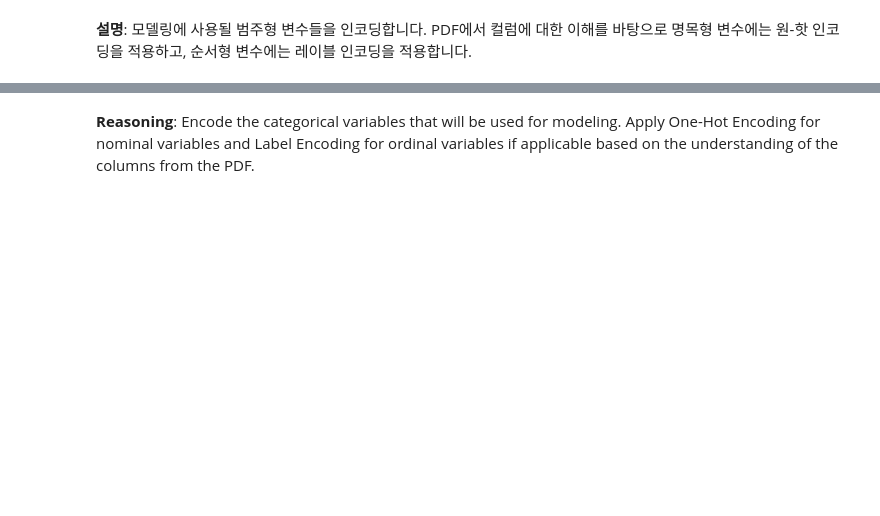
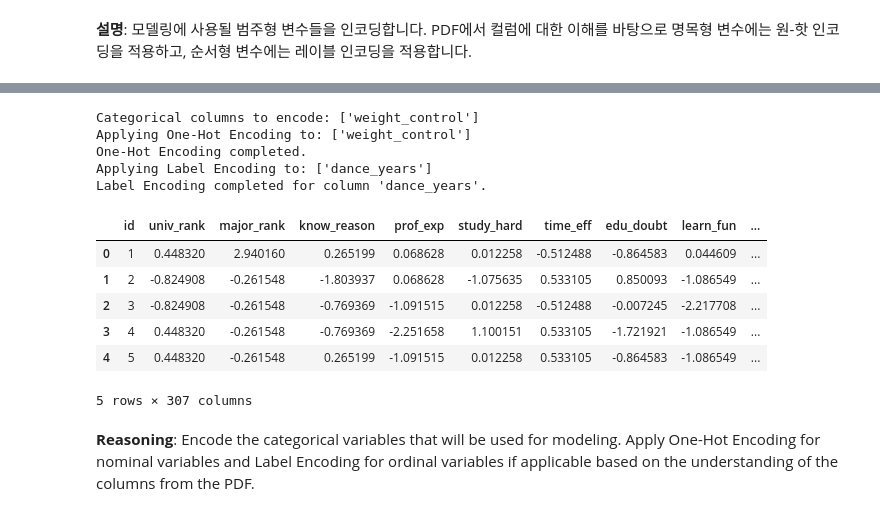
Before and after one commit to Hyunsoolol/Hyunsoolol, a Jupyter notebook: dancing.ipynb, the cells around one changed output, grey strips where cells are left out. Cells and saved outputs as stored; diff of their text form; code cells hidden in the pictures; blank space fills up the shorter version.

```diff
--- a/dancing.ipynb
+++ b/dancing.ipynb
@@ -533,3 +453,66 @@ Outliers in column 'exp_broadcast' capped at lower bound (0.0) and upper bound (
+# %%
+from sklearn.preprocessing import OneHotEncoder, LabelEncoder
+
+# 전처리 후 남은 범주형 컬럼 확인
+categorical_cols = df_cleaned.select_dtypes(include='object').columns.tolist()
+
+print("Categorical columns to encode:", categorical_cols)
+
+# 명목형 범주형 변수에 원-핫 인코딩 적용
+# 설문 조사 맥락을 기반으로 'univ_factor', 'major_factor', 'future_job_desc', 'job_region',
+# 'birth_area', 'current_area', 'housing_type', 'major_detail', 'enter_type',
+# 'univ_name', 'univ_area', 'weight_control'를 명목형으로 가정합니다.
+nominal_cols = ['univ_factor', 'major_factor', 'future_job_desc', 'job_region',
+                'birth_area', 'current_area', 'housing_type', 'major_detail',
+                'enter_type', 'univ_name', 'univ_area', 'weight_control']
+
+# 인코딩을 시도하기 전에 df_cleaned에 컬럼이 있는지 확인
+nominal_cols = [col for col in nominal_cols if col in df_cleaned.columns]
+
+if nominal_cols:
+    print("Applying One-Hot Encoding to:", nominal_cols)
+    encoder = OneHotEncoder(handle_unknown='ignore', sparse_output=False)
+    encoded_data = encoder.fit_transform(df_cleaned[nominal_cols])
+    encoded_df = pd.DataFrame(encoded_data, columns=encoder.get_feature_names_out(nominal_cols))
+
+    # 원래 명목형 컬럼 삭제 및 인코딩된 DataFrame 연결
+    df_cleaned = df_cleaned.drop(columns=nominal_cols)
+    df_cleaned = pd.concat([df_cleaned.reset_index(drop=True), encoded_df.reset_index(drop=True)], axis=1)
+    print("One-Hot Encoding completed.")
+else:
+    print("No nominal columns found to encode.")
+
+
+# 순서형 범주형 변수에 레이블 인코딩 적용
+# 설문 조사 맥락을 기반으로 'dance_years'를 순서형으로 가정합니다.
+ordinal_cols = ['dance_years']
+
+# 인코딩을 시도하기 전에 df_cleaned에 컬럼이 있는지 확인
+ordinal_cols = [col for col in ordinal_cols if col in df_cleaned.columns]
+
+if ordinal_cols:
+    print("Applying Label Encoding to:", ordinal_cols)
+    label_encoder = LabelEncoder()
+    for col in ordinal_cols:
+        df_cleaned[col] = label_encoder.fit_transform(df_cleaned[col])
+        print(f"Label Encoding completed for column '{col}'.")
+else:
+    print("No ordinal columns found to encode.")
+
+display(df_cleaned.head())
+# %% [output]
+Categorical columns to encode: ['weight_control']
+Applying One-Hot Encoding to: ['weight_control']
+One-Hot Encoding completed.
+Applying Label Encoding to: ['dance_years']
+Label Encoding completed for column 'dance_years'.
+|  | id | univ_rank | major_rank | know_reason | prof_exp | study_hard | time_eff | edu_doubt | learn_fun | ... |
+| 0 | 1 | 0.448320 | 2.940160 | 0.265199 | 0.068628 | 0.012258 | -0.512488 | -0.864583 | 0.044609 | ... |
+| 1 | 2 | -0.824908 | -0.261548 | -1.803937 | 0.068628 | -1.075635 | 0.533105 | 0.850093 | -1.086549 | ... |
+| 2 | 3 | -0.824908 | -0.261548 | -0.769369 | -1.091515 | 0.012258 | -0.512488 | -0.007245 | -2.217708 | ... |
+| 3 | 4 | 0.448320 | -0.261548 | -0.769369 | -2.251658 | 1.100151 | 0.533105 | -1.721921 | -1.086549 | ... |
+| 4 | 5 | 0.448320 | -0.261548 | 0.265199 | -1.091515 | 0.012258 | 0.533105 | -0.864583 | -1.086549 | ... |
+5 rows × 307 columns
 # %% [markdown]
 **Reasoning**:
 Encode the categorical variables that will be used for modeling. Apply One-Hot Encoding for nominal variables and Label Encoding for ordinal variables if applicable based on the understanding of the columns from the PDF.
```
Also changed, not shown: parts of 13 cells of this notebook.
